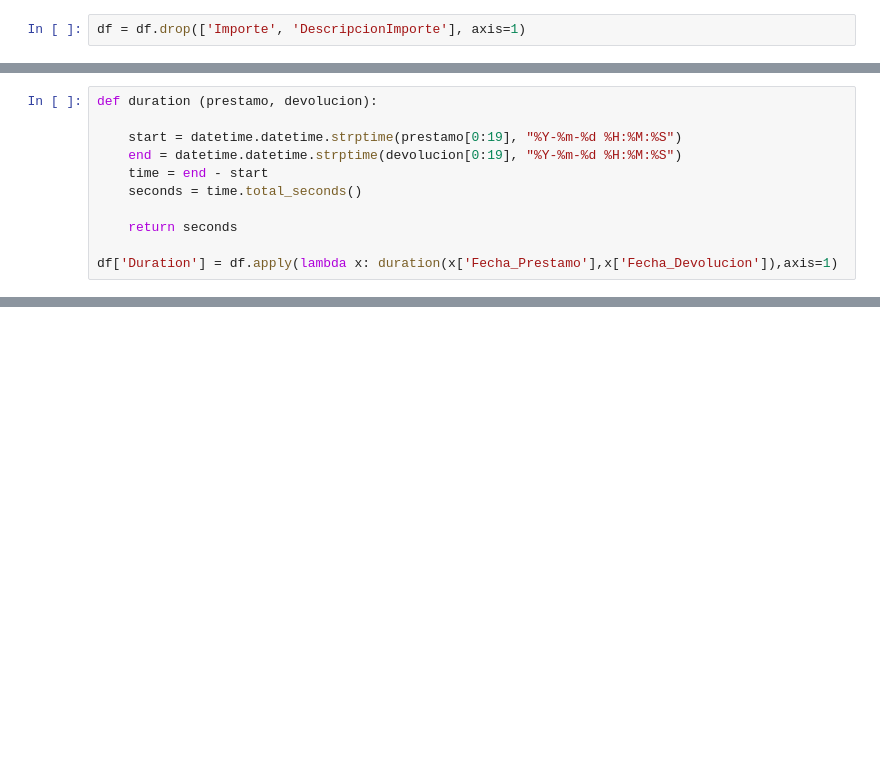
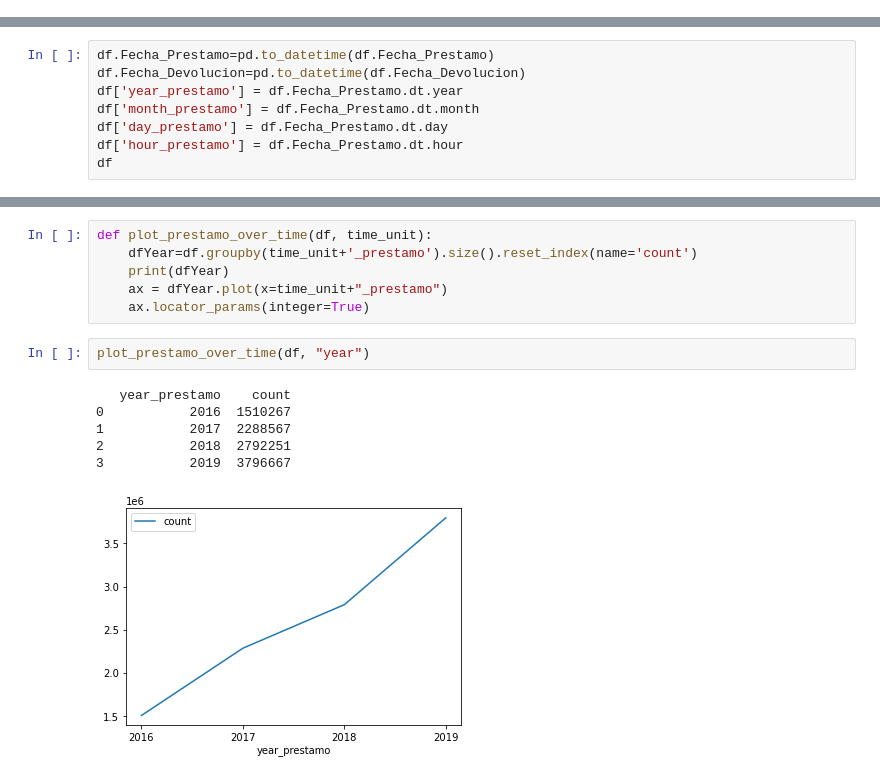
Before and after one commit to anafsa/ChildrenOfJupyter, a Jupyter notebook: Stage-3/EDA-Fabio.ipynb, the cells around one changed output, grey strips where cells are left out. Cells and saved outputs as stored; diff of their text form; blank space fills up the shorter version.

```diff
--- a/Stage-3/EDA-Fabio.ipynb
+++ b/Stage-3/EDA-Fabio.ipynb
@@ -89,2 +49,0 @@ Nota: os nans presents em Posicion_Destino e Posicion_Origen significa que as es
-# %%
-df = df.drop(['Importe', 'DescripcionImporte'], axis=1)
@@ -100,11 +49,0 @@ df.head()
-# %%
-def duration (prestamo, devolucion):
-
-    start = datetime.datetime.strptime(prestamo[0:19], "%Y-%m-%d %H:%M:%S")
-    end = datetime.datetime.strptime(devolucion[0:19], "%Y-%m-%d %H:%M:%S")
-    time = end - start
-    seconds = time.total_seconds()
-
-    return seconds
-
-df['Duration'] = df.apply(lambda x: duration(x['Fecha_Prestamo'],x['Fecha_Devolucion']),axis=1)
@@ -119,0 +52,8 @@ df
+# %%
+df.Fecha_Prestamo=pd.to_datetime(df.Fecha_Prestamo)
+df.Fecha_Devolucion=pd.to_datetime(df.Fecha_Devolucion)
+df['year_prestamo'] = df.Fecha_Prestamo.dt.year
+df['month_prestamo'] = df.Fecha_Prestamo.dt.month
+df['day_prestamo'] = df.Fecha_Prestamo.dt.day
+df['hour_prestamo'] = df.Fecha_Prestamo.dt.hour
+df
@@ -119,0 +74,15 @@ df
+# %%
+def plot_prestamo_over_time(df, time_unit):
+    dfYear=df.groupby(time_unit+'_prestamo').size().reset_index(name='count')
+    print(dfYear)
+    ax = dfYear.plot(x=time_unit+"_prestamo")
+    ax.locator_params(integer=True)
+# %%
+plot_prestamo_over_time(df, "year")
+# %% [output]
+   year_prestamo    count
+0           2016  1510267
+1           2017  2288567
+2           2018  2792251
+3           2019  3796667
+[figure, added]
```
Also changed, not shown: parts of 28 cells of this notebook, 1 other file.
